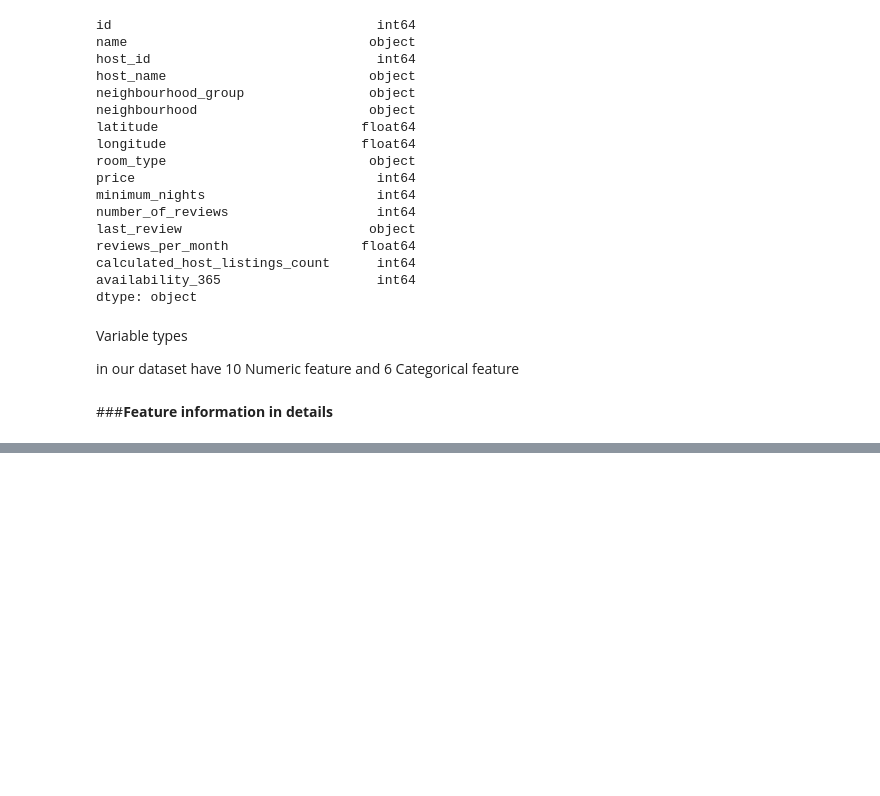
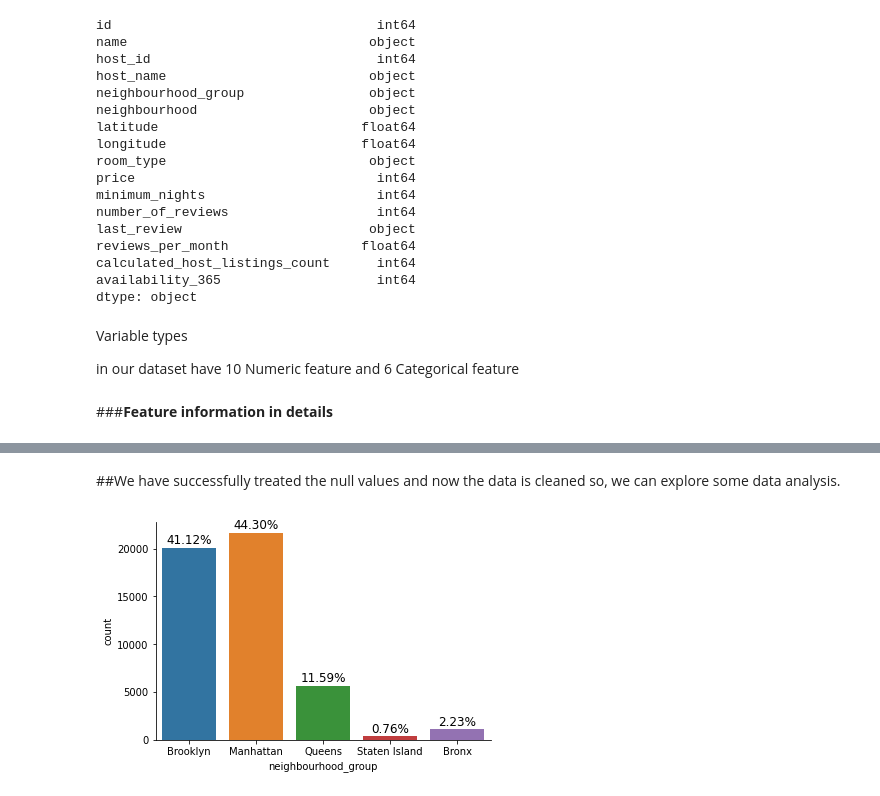
Before and after one commit to Rajesh1505/Airbnb_bookings_analysis_Capstone_project_1, a Jupyter notebook: Airbnb_Bookings_Analysis_Rajesh_Kumar_Patel.ipynb, the cells around one changed output, grey strips where cells are left out. Cells and saved outputs as stored; diff of their text form; code cells hidden in the pictures; blank space fills up the shorter version.

```diff
--- a/Airbnb_Bookings_Analysis_Rajesh_Kumar_Patel.ipynb
+++ b/Airbnb_Bookings_Analysis_Rajesh_Kumar_Patel.ipynb
@@ -119,3 +121,6 @@ in our dataset have 10 Numeric feature and 6 Categorical feature
 * **reviews_per_month**  numbers of review per month
 * **calculated_host_listings_count** Total number of listings owned by the host
 * **availability_365** The number of days for which a particular host is available in a year
+# %%
+# drop id column it's same as index column
+airbnb_data.drop('id',axis=1,inplace=True)
@@ -121,0 +156,6 @@ in our dataset have 10 Numeric feature and 6 Categorical feature
+# %%
+#filling null values of 4 columns with respective values
+airbnb_data.fillna({'name':"NoName"}, inplace=True)
+airbnb_data.fillna({'host_name':"NoName"}, inplace=True)
+airbnb_data.fillna({'last_review':"NotReviewed"}, inplace=True)
+airbnb_data.fillna({'reviews_per_month':0}, inplace=True)
@@ -121,0 +182,19 @@ in our dataset have 10 Numeric feature and 6 Categorical feature
+# %% [markdown]
+##We have successfully treated the null values and now the data is cleaned so, we can explore some data analysis.
+# %%
+#percentage share of property area-wise
+# in this plot using Warnings
+def show_percentage(plot, feature):
+    total = len(feature)
+    for p in plot.patches:
+        percentage = '{:.2f}%'.format(100 * p.get_height()/total) #calculate percentage
+        x = p.get_x() + p.get_width() / 2                         #x axis position
+        y = p.get_y() + p.get_height() + 400                      #y axis position
+        ax.annotate(percentage, (x, y), size = 12,ha="center")
+    sns.despine()                                                 #remove border
+    plt.show()
+
+ax = sns.countplot('neighbourhood_group', data=airbnb_data)
+show_percentage(ax, airbnb_data.neighbourhood_group)
+# %% [output]
+[figure, added]
```
Also changed, not shown: parts of 24 cells of this notebook.
